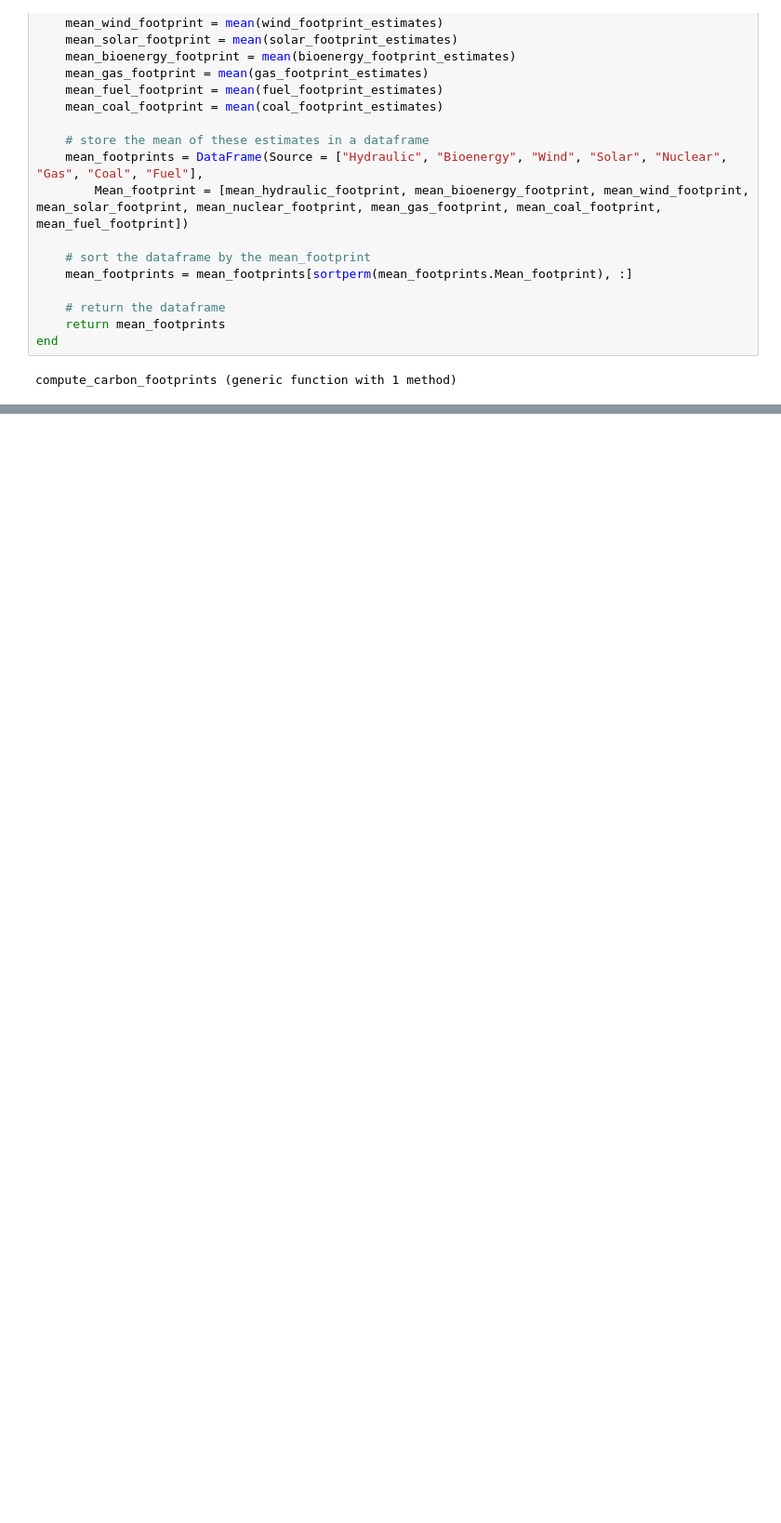
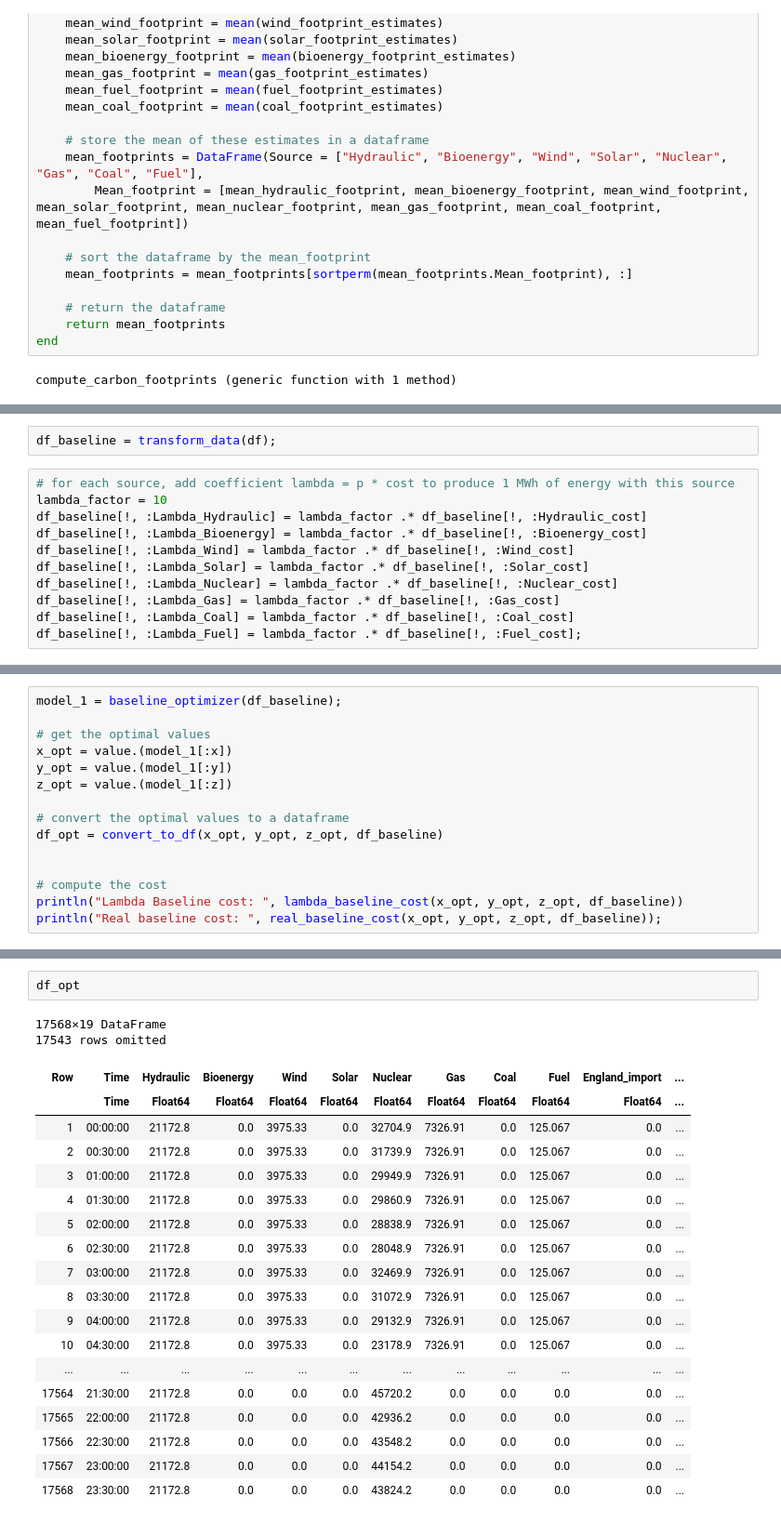
Before and after one commit to OscarCourbit/Energy-Allocation-in-France, a Jupyter notebook: Project_Problem.ipynb, the cells around one changed output, grey strips where cells are left out. Shown at 93% size. Cells and saved outputs as stored; diff of their text form; blank space fills up the shorter version.

Commit message:
first models

```diff
--- a/Project_Problem.ipynb
+++ b/Project_Problem.ipynb
@@ -413,0 +417,13 @@ neighbors_carbon_footprints = neighbors_footprints(df) # in Kg/MWh
+# %%
+df_baseline = transform_data(df);
+# %%
+# for each source, add coefficient lambda = p * cost to produce 1 MWh of energy with this source
+lambda_factor = 10
+df_baseline[!, :Lambda_Hydraulic] = lambda_factor .* df_baseline[!, :Hydraulic_cost]
+df_baseline[!, :Lambda_Bioenergy] = lambda_factor .* df_baseline[!, :Bioenergy_cost]
+df_baseline[!, :Lambda_Wind] = lambda_factor .* df_baseline[!, :Wind_cost]
+df_baseline[!, :Lambda_Solar] = lambda_factor .* df_baseline[!, :Solar_cost]
+df_baseline[!, :Lambda_Nuclear] = lambda_factor .* df_baseline[!, :Nuclear_cost]
+df_baseline[!, :Lambda_Gas] = lambda_factor .* df_baseline[!, :Gas_cost]
+df_baseline[!, :Lambda_Coal] = lambda_factor .* df_baseline[!, :Coal_cost]
+df_baseline[!, :Lambda_Fuel] = lambda_factor .* df_baseline[!, :Fuel_cost];
@@ -413,0 +571,15 @@ neighbors_carbon_footprints = neighbors_footprints(df) # in Kg/MWh
+# %%
+model_1 = baseline_optimizer(df_baseline);
+
+# get the optimal values
+x_opt = value.(model_1[:x])
+y_opt = value.(model_1[:y])
+z_opt = value.(model_1[:z])
+
+# convert the optimal values to a dataframe
+df_opt = convert_to_df(x_opt, y_opt, z_opt, df_baseline)
+
+
+# compute the cost
+println("Lambda Baseline cost: ", lambda_baseline_cost(x_opt, y_opt, z_opt, df_baseline))
+println("Real baseline cost: ", real_baseline_cost(x_opt, y_opt, z_opt, df_baseline));
@@ -413,0 +591,23 @@ neighbors_carbon_footprints = neighbors_footprints(df) # in Kg/MWh
+# %%
+df_opt
+# %% [output]
+17568×19 DataFrame
+17543 rows omitted
+| Row | Time | Hydraulic | Bioenergy | Wind | Solar | Nuclear | Gas | Coal | Fuel | England_import | ... |
+|  | Time | Float64 | Float64 | Float64 | Float64 | Float64 | Float64 | Float64 | Float64 | Float64 | ... |
+| 1 | 00:00:00 | 21172.8 | 0.0 | 3975.33 | 0.0 | 32704.9 | 7326.91 | 0.0 | 125.067 | 0.0 | ... |
+| 2 | 00:30:00 | 21172.8 | 0.0 | 3975.33 | 0.0 | 31739.9 | 7326.91 | 0.0 | 125.067 | 0.0 | ... |
+| 3 | 01:00:00 | 21172.8 | 0.0 | 3975.33 | 0.0 | 29949.9 | 7326.91 | 0.0 | 125.067 | 0.0 | ... |
+| 4 | 01:30:00 | 21172.8 | 0.0 | 3975.33 | 0.0 | 29860.9 | 7326.91 | 0.0 | 125.067 | 0.0 | ... |
+| 5 | 02:00:00 | 21172.8 | 0.0 | 3975.33 | 0.0 | 28838.9 | 7326.91 | 0.0 | 125.067 | 0.0 | ... |
+| 6 | 02:30:00 | 21172.8 | 0.0 | 3975.33 | 0.0 | 28048.9 | 7326.91 | 0.0 | 125.067 | 0.0 | ... |
+| 7 | 03:00:00 | 21172.8 | 0.0 | 3975.33 | 0.0 | 32469.9 | 7326.91 | 0.0 | 125.067 | 0.0 | ... |
+| 8 | 03:30:00 | 21172.8 | 0.0 | 3975.33 | 0.0 | 31072.9 | 7326.91 | 0.0 | 125.067 | 0.0 | ... |
+| 9 | 04:00:00 | 21172.8 | 0.0 | 3975.33 | 0.0 | 29132.9 | 7326.91 | 0.0 | 125.067 | 0.0 | ... |
+| 10 | 04:30:00 | 21172.8 | 0.0 | 3975.33 | 0.0 | 23178.9 | 7326.91 | 0.0 | 125.067 | 0.0 | ... |
+| ... | ... | ... | ... | ... | ... | ... | ... | ... | ... | ... | ... |
+| 17564 | 21:30:00 | 21172.8 | 0.0 | 0.0 | 0.0 | 45720.2 | 0.0 | 0.0 | 0.0 | 0.0 | ... |
+| 17565 | 22:00:00 | 21172.8 | 0.0 | 0.0 | 0.0 | 42936.2 | 0.0 | 0.0 | 0.0 | 0.0 | ... |
+| 17566 | 22:30:00 | 21172.8 | 0.0 | 0.0 | 0.0 | 43548.2 | 0.0 | 0.0 | 0.0 | 0.0 | ... |
+| 17567 | 23:00:00 | 21172.8 | 0.0 | 0.0 | 0.0 | 44154.2 | 0.0 | 0.0 | 0.0 | 0.0 | ... |
+| 17568 | 23:30:00 | 21172.8 | 0.0 | 0.0 | 0.0 | 43824.2 | 0.0 | 0.0 | 0.0 | 0.0 | ... |
```
Also changed, not shown: parts of 33 cells of this notebook.
